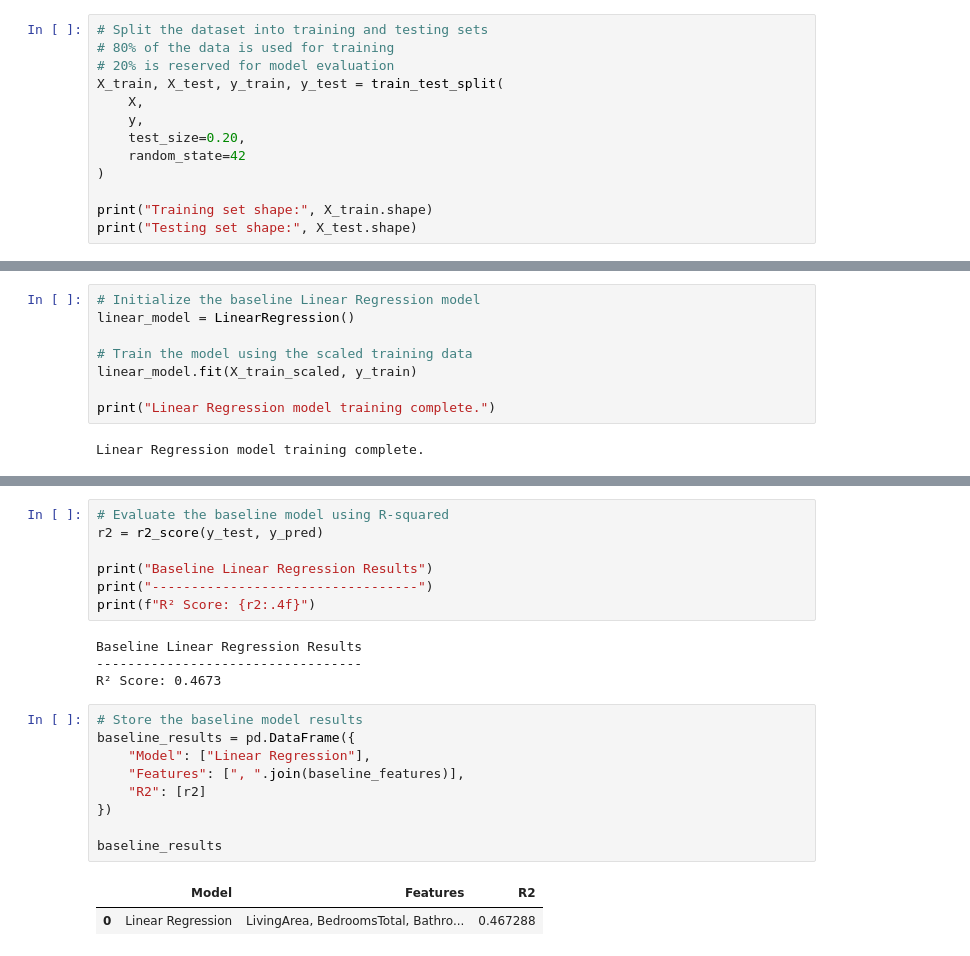
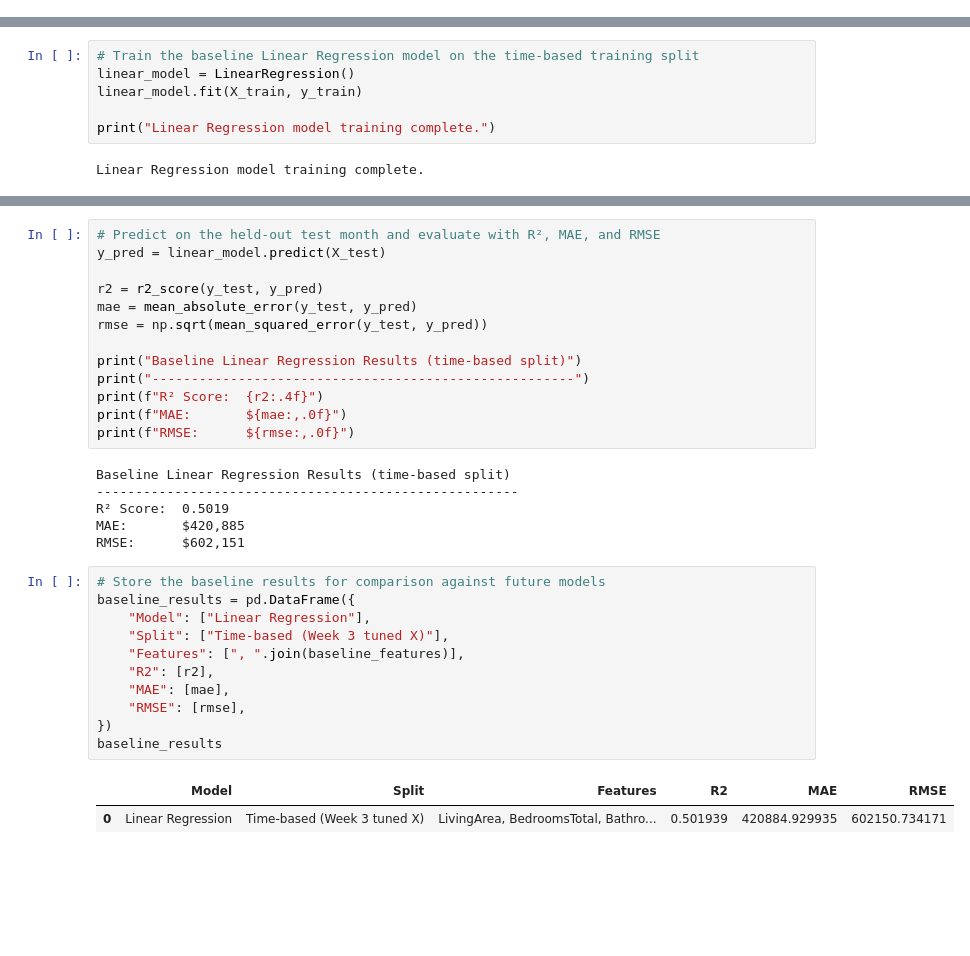
Before and after one commit to yunaxin/IDXExchange_DataScience, a Jupyter notebook: 03_baseline_model.ipynb, the cells around one changed output, grey strips where cells are left out. Drawn from its saved outputs; the diff is of its cells as text; blank space fills up the shorter version.

Commit message:
week5 deliverables + fixes to week 3/4 notebooks

```diff
--- a/03_baseline_model.ipynb
+++ b/03_baseline_model.ipynb
@@ -74,13 +59,0 @@ y = pd.to_numeric(y, errors="coerce")
-# %%
-# Split the dataset into training and testing sets
-# 80% of the data is used for training
-# 20% is reserved for model evaluation
-X_train, X_test, y_train, y_test = train_test_split(
-    X,
-    y,
-    test_size=0.20,
-    random_state=42
-)
-
-print("Training set shape:", X_train.shape)
-print("Testing set shape:", X_test.shape)
@@ -104,9 +60,7 @@ Feature scaling complete.
 # %%
-# Initialize the baseline Linear Regression model
+# Train the baseline Linear Regression model on the time-based training split
 linear_model = LinearRegression()
-
-# Train the model using the scaled training data
-linear_model.fit(X_train_scaled, y_train)
+linear_model.fit(X_train, y_train)
 
 print("Linear Regression model training complete.")
 # %% [output]
@@ -123,24 +68,34 @@ print(y_pred[:5])
-# %%
-# Evaluate the baseline model using R-squared
-r2 = r2_score(y_test, y_pred)
-
-print("Baseline Linear Regression Results")
-print("----------------------------------")
-print(f"R² Score: {r2:.4f}")
-# %% [output]
-Baseline Linear Regression Results
-----------------------------------
-R² Score: 0.4673
+# %%
+# Predict on the held-out test month and evaluate with R², MAE, and RMSE
+y_pred = linear_model.predict(X_test)
+
+r2 = r2_score(y_test, y_pred)
+mae = mean_absolute_error(y_test, y_pred)
+rmse = np.sqrt(mean_squared_error(y_test, y_pred))
+
+print("Baseline Linear Regression Results (time-based split)")
+print("------------------------------------------------------")
+print(f"R² Score:  {r2:.4f}")
+print(f"MAE:       ${mae:,.0f}")
+print(f"RMSE:      ${rmse:,.0f}")
+# %% [output]
+Baseline Linear Regression Results (time-based split)
+------------------------------------------------------
+R² Score:  0.5019
+MAE:       $420,885
+RMSE:      $602,151
 # %%
-# Store the baseline model results
+# Store the baseline results for comparison against future models
 baseline_results = pd.DataFrame({
     "Model": ["Linear Regression"],
+    "Split": ["Time-based (Week 3 tuned X)"],
     "Features": [", ".join(baseline_features)],
-    "R2": [r2]
+    "R2": [r2],
+    "MAE": [mae],
+    "RMSE": [rmse],
 })
-
 baseline_results
 # %% [output]
-|  | Model | Features | R2 |
-| 0 | Linear Regression | LivingArea, BedroomsTotal, Bathro... | 0.467288 |
+|  | Model | Split | Features | R2 | MAE | RMSE |
+| 0 | Linear Regression | Time-based (Week 3 tuned X) | LivingArea, BedroomsTotal, Bathro... | 0.501939 | 420884.929935 | 602150.734171 |
 # %%
```
Also changed, not shown: parts of 12 cells of this notebook, 3 other files.
